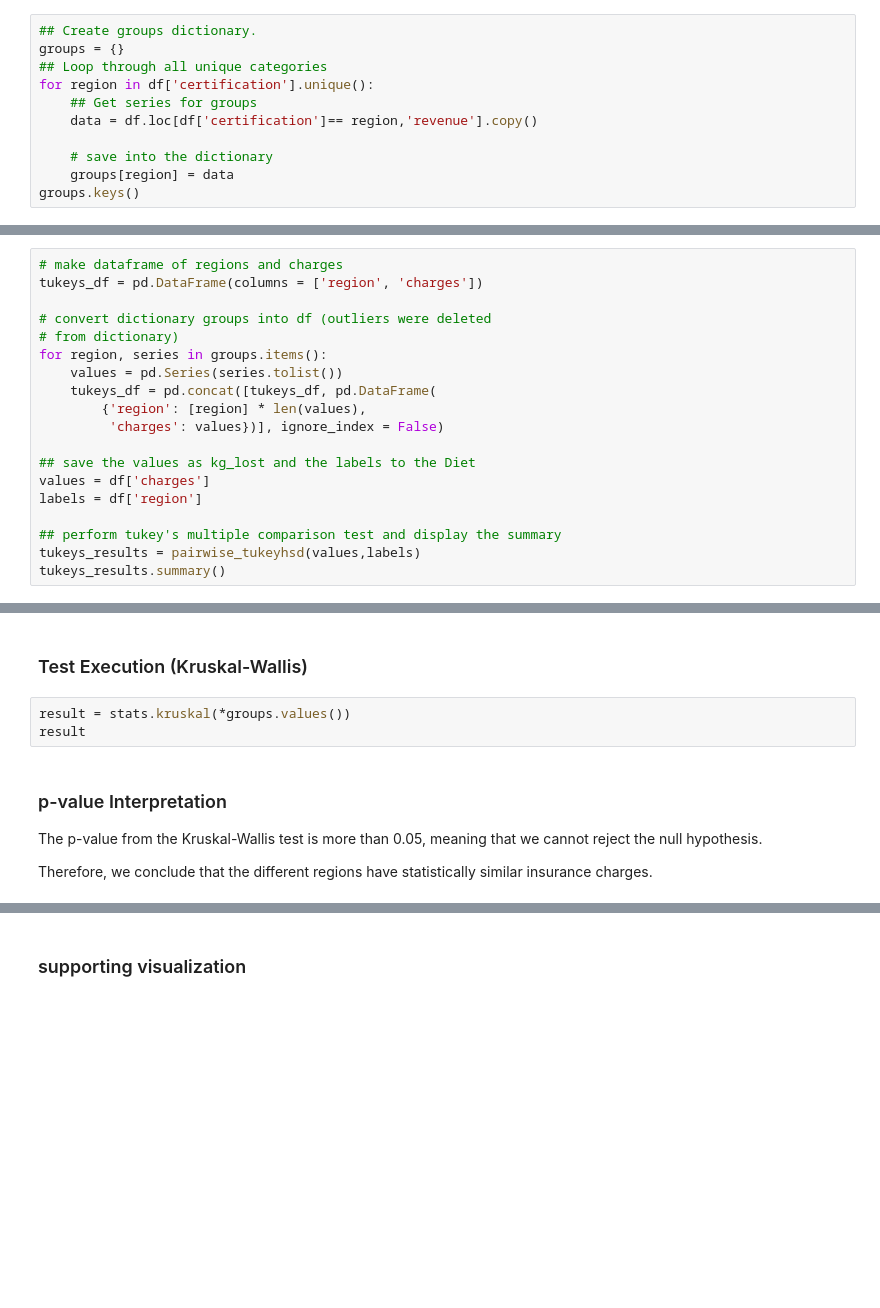
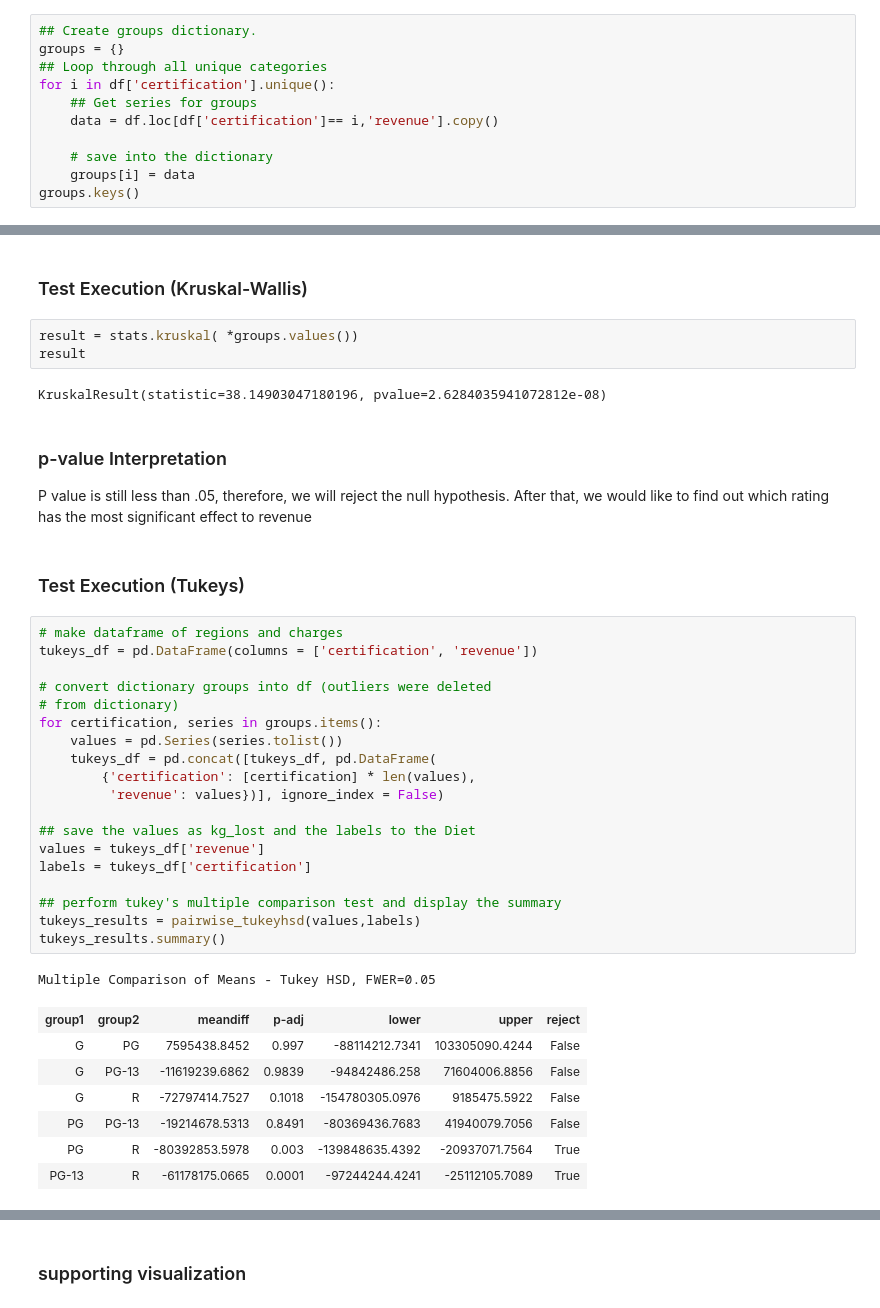
Before and after one commit to hawkeyedatatsai/IMDB-Data, a Jupyter notebook: IMDB Data Part-4.ipynb, the cells around one changed output, grey strips where cells are left out. Saved outputs shown, nothing was run; the diff lists cells and outputs as text; blank space fills up the shorter version.

```diff
--- a/IMDB Data Part-4.ipynb
+++ b/IMDB Data Part-4.ipynb
@@ -73,10 +103,10 @@ ANOVA Assumptions(One Way ANOVA)
 ## Create groups dictionary.
 groups = {}
 ## Loop through all unique categories
-for region in df['certification'].unique():
+for i in df['certification'].unique():
     ## Get series for groups
-    data = df.loc[df['certification']== region,'revenue'].copy()
+    data = df.loc[df['certification']== i,'revenue'].copy()
 
     # save into the dictionary
-    groups[region] = data
+    groups[i] = data
 groups.keys()
@@ -106,22 +151,3 @@ result
-# %%
-# make dataframe of regions and charges
-tukeys_df = pd.DataFrame(columns = ['region', 'charges'])
-
-# convert dictionary groups into df (outliers were deleted
-# from dictionary)
-for region, series in groups.items():
-    values = pd.Series(series.tolist())
-    tukeys_df = pd.concat([tukeys_df, pd.DataFrame(
-        {'region': [region] * len(values),
-         'charges': values})], ignore_index = False)
-
-## save the values as kg_lost and the labels to the Diet
-values = df['charges']
-labels = df['region']
-
-## perform tukey's multiple comparison test and display the summary
-tukeys_results = pairwise_tukeyhsd(values,labels)
-tukeys_results.summary()
 # %% [markdown]
 ### p-value Interpretation
 
@@ -134,12 +160,42 @@ tukeys_results.summary()
 - We will run the nonparametric Kruskal-Wallis test instead, which does not require that the data have equal variance.
 # %% [markdown]
 ### Test Execution (Kruskal-Wallis)
-# %%
-result = stats.kruskal(*groups.values())
-result
-# %% [markdown]
-### p-value Interpretation
-
-The p-value from the Kruskal-Wallis test is more than 0.05, meaning that we cannot reject the null hypothesis.
-
-Therefore, we conclude that the different regions have statistically similar insurance charges.
+# %%
+result = stats.kruskal( *groups.values())
+result
+# %% [output]
+KruskalResult(statistic=38.14903047180196, pvalue=2.6284035941072812e-08)
+# %% [markdown]
+### p-value Interpretation
+
+P value is still less than .05, therefore, we will reject the null hypothesis. After that, we would like to find out which rating has the most significant effect to revenue
+# %% [markdown]
+### Test Execution (Tukeys)
+# %%
+# make dataframe of regions and charges
+tukeys_df = pd.DataFrame(columns = ['certification', 'revenue'])
+
+# convert dictionary groups into df (outliers were deleted
+# from dictionary)
+for certification, series in groups.items():
+    values = pd.Series(series.tolist())
+    tukeys_df = pd.concat([tukeys_df, pd.DataFrame(
+        {'certification': [certification] * len(values),
+         'revenue': values})], ignore_index = False)
+
+## save the values as kg_lost and the labels to the Diet
+values = tukeys_df['revenue']
+labels = tukeys_df['certification']
+
+## perform tukey's multiple comparison test and display the summary
+tukeys_results = pairwise_tukeyhsd(values,labels)
+tukeys_results.summary()
+# %% [output]
+Multiple Comparison of Means - Tukey HSD, FWER=0.05
+| group1 | group2 | meandiff | p-adj | lower | upper | reject |
+| G | PG | 7595438.8452 | 0.997 | -88114212.7341 | 103305090.4244 | False |
+| G | PG-13 | -11619239.6862 | 0.9839 | -94842486.258 | 71604006.8856 | False |
+| G | R | -72797414.7527 | 0.1018 | -154780305.0976 | 9185475.5922 | False |
+| PG | PG-13 | -19214678.5313 | 0.8491 | -80369436.7683 | 41940079.7056 | False |
+| PG | R | -80392853.5978 | 0.003 | -139848635.4392 | -20937071.7564 | True |
+| PG-13 | R | -61178175.0665 | 0.0001 | -97244244.4241 | -25112105.7089 | True |
```
Also changed, not shown: parts of 17 cells of this notebook.
